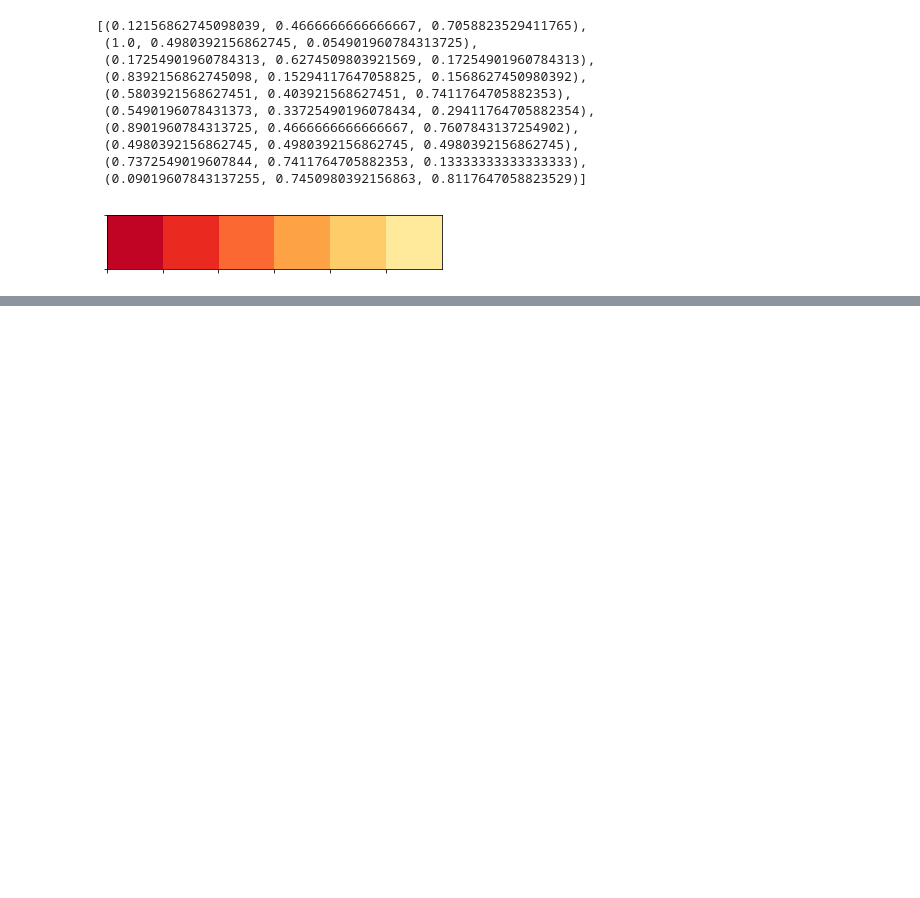
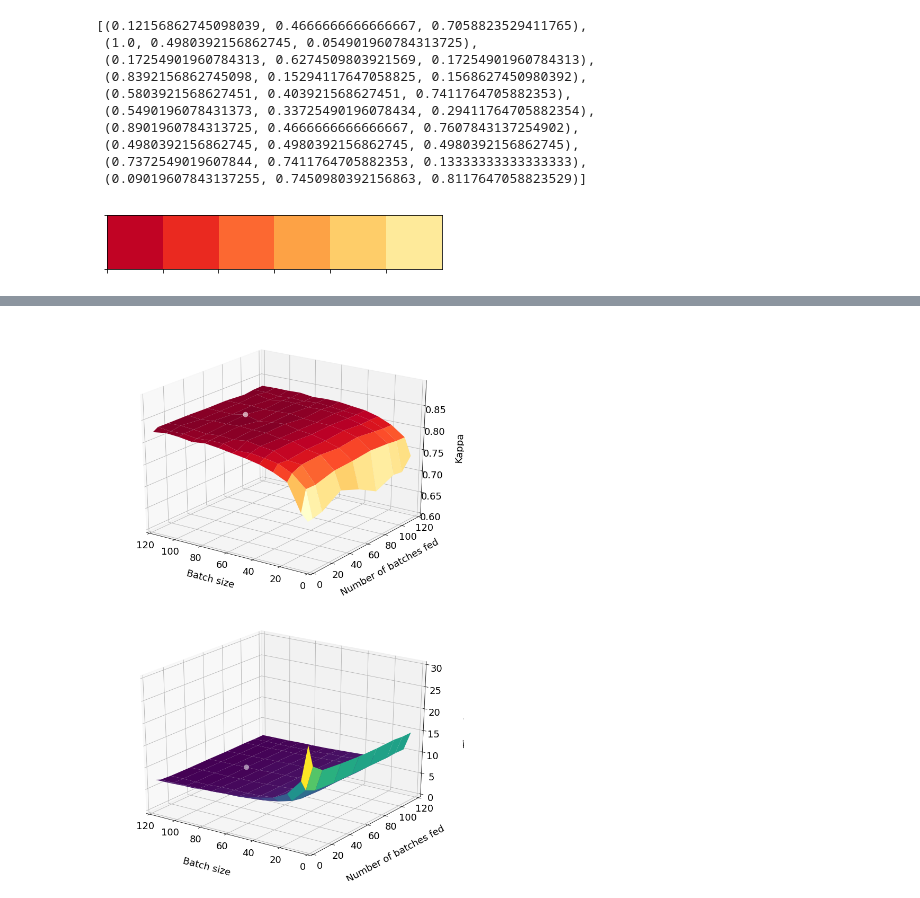
Before and after one commit to pedrolarben/ADLStream, a Jupyter notebook: utils/notebooks/SensitivityAnalysis.ipynb, the cells around one changed output, grey strips where cells are left out. Drawn from its saved outputs; the diff is of its cells as text; code cells hidden in the pictures; blank space fills up the shorter version.

```diff
--- a/utils/notebooks/SensitivityAnalysis.ipynb
+++ b/utils/notebooks/SensitivityAnalysis.ipynb
@@ -253,3 +259,60 @@ plt.show()
+# %%
+pal = {True:(0.2980392156862745, 0.4470588235294118, 0.6901960784313725), False:(0.7686274509803922, 0.3058823529411765, 0.3215686274509804)}
+plt.rcParams.update({'font.size': 18})
+
+#plt.rcParams['figure.figsize'] = (20,20)
+#fig, (ax, ax1) = plt.subplots(2, 2, projection='3d', sharex=True, sharey=True, figsize=(20,15))
+#ax,ax1 = fig.add_subplot(122,projection='3d')
+fig = plt.figure(figsize=(10,15))
+ax = fig.add_subplot(2, 1, 1, projection='3d')
+
+ax.view_init(25, 125)
+
+y,x, z = metrics_to_plot['num batches fed'],metrics_to_plot['batch size'], metrics_to_plot['value']
+
+Y, X = list(metrics_table.index), list(metrics_table.columns)
+X, Y = np.meshgrid(X, Y)
+Z = metrics_table.values
+
+ax.plot_surface(X, Y, Z, cmap='YlOrRd', linewidth=0.1)
+ax.scatter(x, y, z, c= [(1,1,1,1) if i else (0,0,0,0) for i in (z==z[85])], linewidth=0, s=100);
+
+ax.set_xlabel('Batch size', labelpad=20)
+ax.set_ylabel('Number of batches fed', labelpad=20)
+ax.set_zlabel("Kappa", labelpad=20)
+
+ax.set_xlim((0,120))
+ax.set_ylim((120,0))
+ax.set_zlim((0.6,0.9))
+
+#ax1 = fig.add_subplot(122,projection='3d')
+ax1 = fig.add_subplot(2, 1, 2, projection='3d')
+ax1.view_init(25, 125)
+
+y,x, z = metrics_to_plot1['num batches fed'],metrics_to_plot1['batch size'], metrics_to_plot1['value']
+
+Y, X = list(metrics_table1.index), list(metrics_table1.columns)
+X, Y = np.meshgrid(X, Y)
+Z = metrics_table1.values
+
+ax1.plot_surface(X, Y, Z, cmap='viridis', linewidth=0.1)
+ax1.scatter(x, y, z, c= [(1,1,1,1) if i else (0,0,0,0) for i in (z==z[85])], linewidth=0, s=100);
+
+ax1.set_xlabel('Batch size', labelpad=30)
+ax1.set_ylabel('Number of batches fed', labelpad=30)
+ax1.set_zlabel("Time (s)", labelpad=30)
+
+ax1.set_xlim((0,120))
+ax1.set_ylim((120,0))
+ax1.set_zlim((0,30))
+
+#ax.set_zlim((0.6,0.9))
+plt.tight_layout()
+
+plt.savefig('files/SensitivityAnalysis-v.eps',format='eps', bbox_inches='tight')
+plt.show()
+# %% [output]
+[figure, added]
 # %%
 import matplotlib.pyplot as plt
 from matplotlib import cm
```
Also changed, not shown: parts of 6 cells of this notebook, 17 other files.
